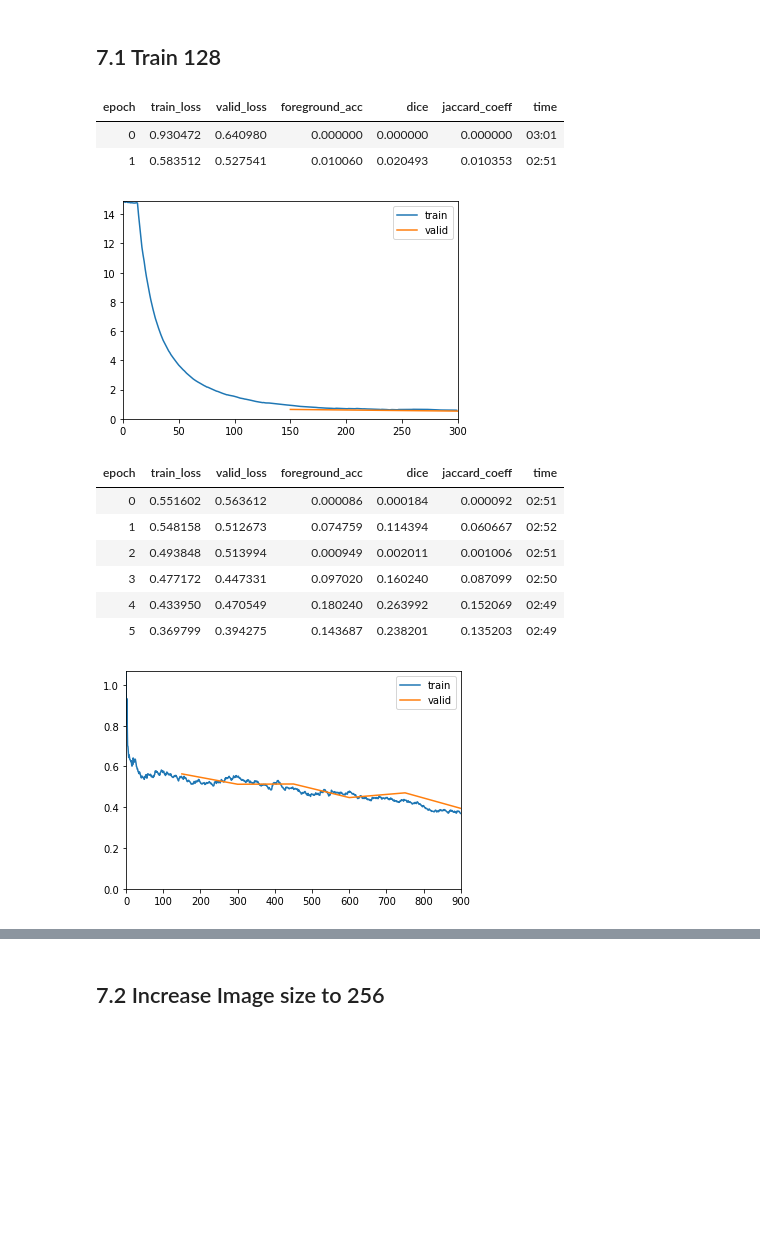
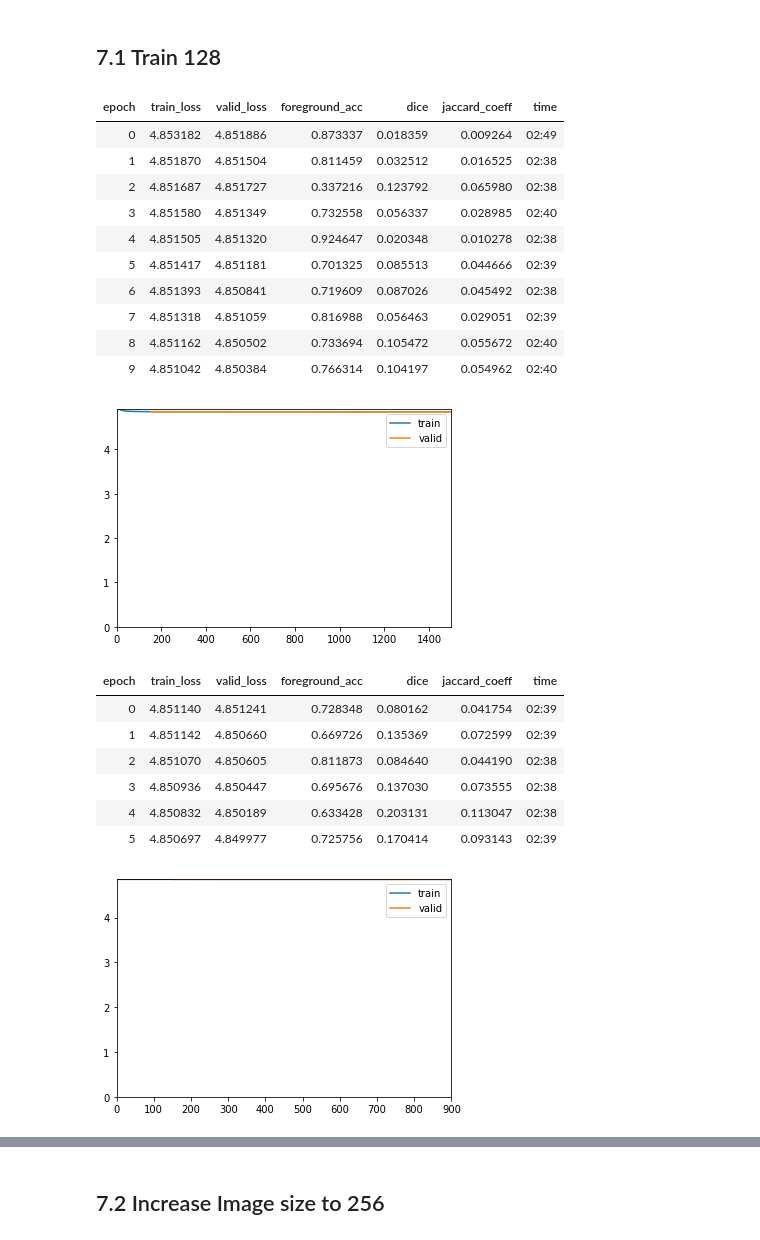
Before and after one commit to mrkcmd/bualabs, a Jupyter notebook: nbs/03c_image_segmentation_siim_acr_pneumothorax_fastai2.ipynb, the cells around one changed output, grey strips where cells are left out. Saved outputs shown, nothing was run; the diff lists cells and outputs as text; code cells hidden in the pictures; blank space fills up the shorter version.

Commit message:
Changed to Label Smoothing Loss.

```diff
--- a/nbs/03c_image_segmentation_siim_acr_pneumothorax_fastai2.ipynb
+++ b/nbs/03c_image_segmentation_siim_acr_pneumothorax_fastai2.ipynb
@@ -448,8 +427,8 @@ def getDataBlock(size, e):
                   splitter=RandomSplitter(),
                   item_tfms=RandomResizedCrop(size, min_scale=0.7, ratio=(1, 1)),
                   # item_tfms=RandomResizedCrop(size),
-                  # batch_tfms = [EchoingTransform(e), *aug_transforms(flip_vert=True, max_rotate=180.0)])
-                  batch_tfms = [EchoingTransform(e), *aug_transforms(do_flip=False)])
+                  batch_tfms = [EchoingTransform(e), *aug_transforms(flip_vert=True, max_rotate=180.0)])
+                  # batch_tfms = [EchoingTransform(e), *aug_transforms(do_flip=False)])
 # %%
 data = getDataBlock(SZ, e)
 # %%
@@ -528,14 +507,14 @@ b[1].shape, b[1].float().mean()
 # %%
 # loss_func = kornia.losses.FocalLoss(alpha= 0.5, gamma=2.0, reduction='mean')
 
-# loss_func = LabelSmoothingCrossEntropy()
+loss_func = LabelSmoothingCrossEntropy()
 
 # weights = torch.tensor([[0.9]*1 + [1.1]]).cuda()
 # loss_func = CrossEntropyLossFlat(weight=weights, axis=1)
 
 # loss_func = CrossEntropyLossFlat(axis=1)
 
-loss_func = XFocalLoss(alpha=100.0, gamma=2.0, reduction='mean')
+# loss_func = XFocalLoss(alpha=100.0, gamma=2.0, reduction='mean')
 
 # loss_func = XDiceLoss()
 
@@ -609,23 +588,31 @@ ________________________________________________________________
 # learn.lr_find()
 # %%
 # learn.fit_one_cycle(1, lr_max=slice(3e-3), pct_start=0.8)
-learn.fit_flat_cos(2, lr_max=slice(1e-2))
+learn.fit_flat_cos(10, lr_max=slice(3e-2))
 # %% [output]
 | epoch | train_loss | valid_loss | foreground_acc | dice | jaccard_coeff | time |
-| 0 | 0.930472 | 0.640980 | 0.000000 | 0.000000 | 0.000000 | 03:01 |
-| 1 | 0.583512 | 0.527541 | 0.010060 | 0.020493 | 0.010353 | 02:51 |
+| 0 | 4.853182 | 4.851886 | 0.873337 | 0.018359 | 0.009264 | 02:49 |
+| 1 | 4.851870 | 4.851504 | 0.811459 | 0.032512 | 0.016525 | 02:38 |
+| 2 | 4.851687 | 4.851727 | 0.337216 | 0.123792 | 0.065980 | 02:38 |
+| 3 | 4.851580 | 4.851349 | 0.732558 | 0.056337 | 0.028985 | 02:40 |
+| 4 | 4.851505 | 4.851320 | 0.924647 | 0.020348 | 0.010278 | 02:38 |
+| 5 | 4.851417 | 4.851181 | 0.701325 | 0.085513 | 0.044666 | 02:39 |
+| 6 | 4.851393 | 4.850841 | 0.719609 | 0.087026 | 0.045492 | 02:38 |
+| 7 | 4.851318 | 4.851059 | 0.816988 | 0.056463 | 0.029051 | 02:39 |
+| 8 | 4.851162 | 4.850502 | 0.733694 | 0.105472 | 0.055672 | 02:40 |
+| 9 | 4.851042 | 4.850384 | 0.766314 | 0.104197 | 0.054962 | 02:40 |
-[figure, old version]
+[figure, new version]
 # %%
 # learn.fit_one_cycle(10, lr_max=slice(3e-3), pct_start=0.8)
-learn.fit_flat_cos(6, lr_max=slice(6e-3))
+learn.fit_flat_cos(10, lr_max=slice(6e-3))
 # %% [output]
 | epoch | train_loss | valid_loss | foreground_acc | dice | jaccard_coeff | time |
-| 0 | 0.551602 | 0.563612 | 0.000086 | 0.000184 | 0.000092 | 02:51 |
-| 1 | 0.548158 | 0.512673 | 0.074759 | 0.114394 | 0.060667 | 02:52 |
-| 2 | 0.493848 | 0.513994 | 0.000949 | 0.002011 | 0.001006 | 02:51 |
-| 3 | 0.477172 | 0.447331 | 0.097020 | 0.160240 | 0.087099 | 02:50 |
-| 4 | 0.433950 | 0.470549 | 0.180240 | 0.263992 | 0.152069 | 02:49 |
-| 5 | 0.369799 | 0.394275 | 0.143687 | 0.238201 | 0.135203 | 02:49 |
+| 0 | 4.851140 | 4.851241 | 0.728348 | 0.080162 | 0.041754 | 02:39 |
+| 1 | 4.851142 | 4.850660 | 0.669726 | 0.135369 | 0.072599 | 02:39 |
+| 2 | 4.851070 | 4.850605 | 0.811873 | 0.084640 | 0.044190 | 02:38 |
+| 3 | 4.850936 | 4.850447 | 0.695676 | 0.137030 | 0.073555 | 02:38 |
+| 4 | 4.850832 | 4.850189 | 0.633428 | 0.203131 | 0.113047 | 02:38 |
+| 5 | 4.850697 | 4.849977 | 0.725756 | 0.170414 | 0.093143 | 02:39 |
-[figure, old version]
+[figure, new version]
 # %%
 # learn.fit_one_cycle(10, lr_max=slice(3e-3), pct_start=0.8)
```
Also changed, not shown: parts of 31 cells of this notebook.
